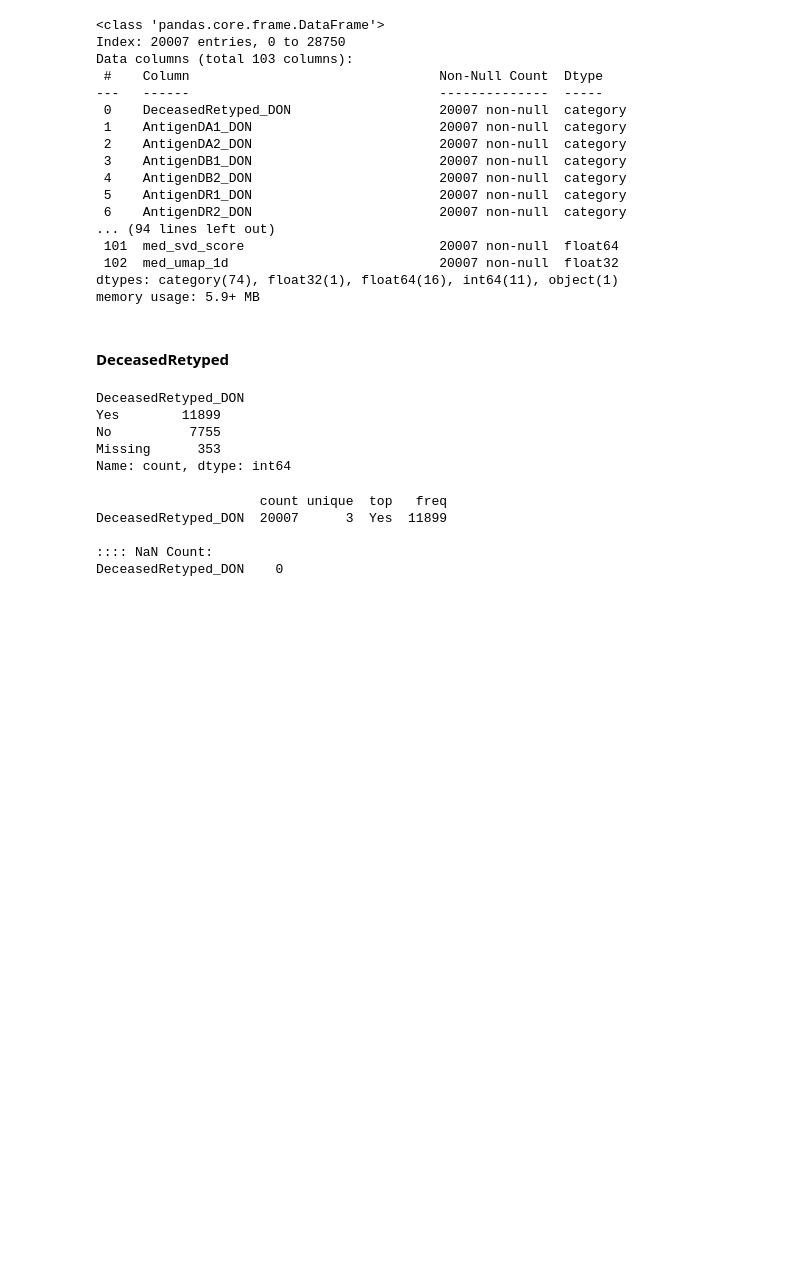
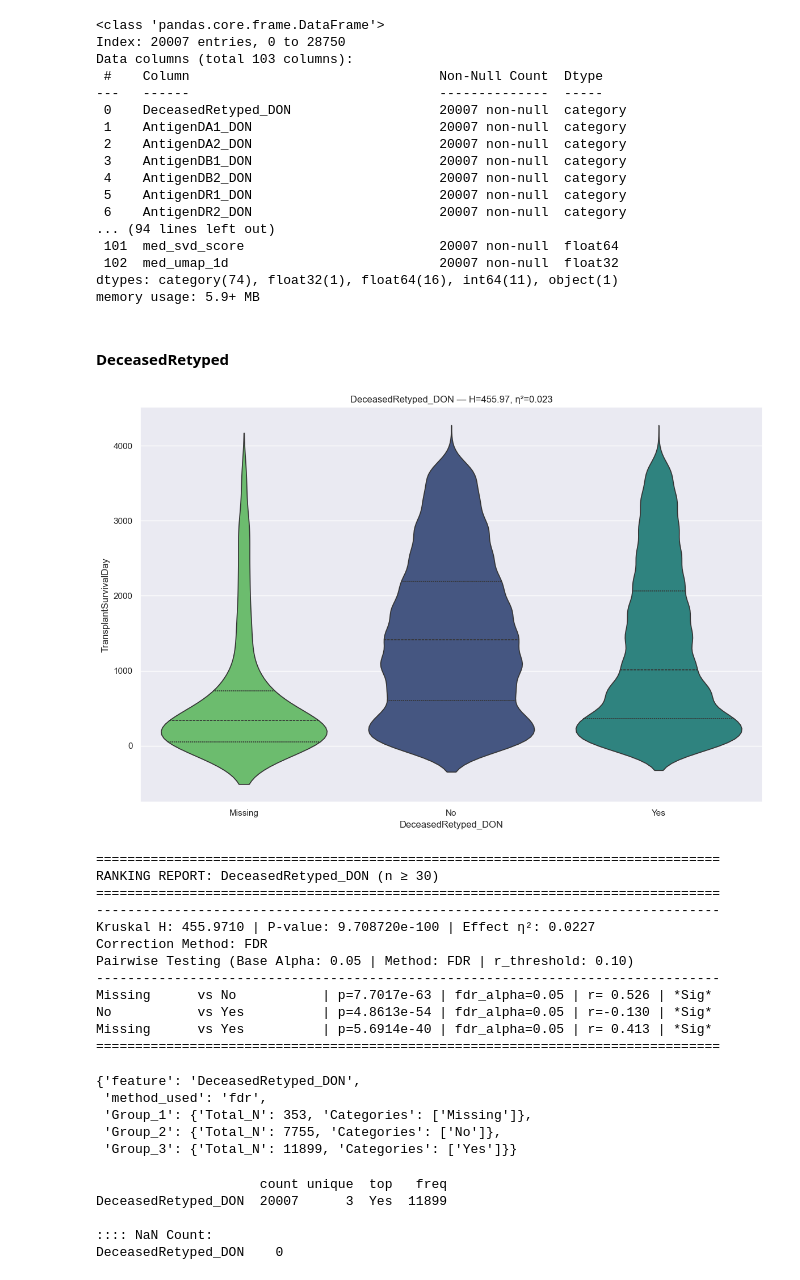
Before and after one commit to SirErikPak/UNOS, a Jupyter notebook: Notebook/WrangleDonor.ipynb, the cells around one changed output. Drawn from its saved outputs; the diff is of its cells as text; code cells hidden in the pictures; blank space fills up the shorter version.

```diff
--- a/Notebook/WrangleDonor.ipynb
+++ b/Notebook/WrangleDonor.ipynb
@@ -92,10 +118,2 @@ memory usage: 5.9+ MB
 # %% [markdown]
 #### DeceasedRetyped
-# %%
-df_m.DeceasedRetyped_DON.value_counts()
-# %% [output]
-DeceasedRetyped_DON
-Yes        11899
-No          7755
-Missing      353
-Name: count, dtype: int64
@@ -101,0 +199,34 @@ Name: count, dtype: int64
+# %%
+ranker = NominalSurvivalRanker.NominalSurvivalRanker(
+    duration_col="TransplantSurvivalDay",
+    # min_n=30,
+    # r_thresh=0.10,
+    method="fdr", # bonferroni, Holm-Bonferroni (holm) Benjamini–Hochberg (fdr)
+    # suppress_pairwise=None,
+    # plot=True,
+    # rotation=0
+)
+
+results = ranker.fit(df_m, "DeceasedRetyped_DON")
+# %% [output]
+[figure, added]
+================================================================================
+RANKING REPORT: DeceasedRetyped_DON (n ≥ 30)
+================================================================================
+--------------------------------------------------------------------------------
+Kruskal H: 455.9710 | P-value: 9.708720e-100 | Effect η²: 0.0227
+Correction Method: FDR
+Pairwise Testing (Base Alpha: 0.05 | Method: FDR | r_threshold: 0.10)
+--------------------------------------------------------------------------------
+Missing      vs No           | p=7.7017e-63 | fdr_alpha=0.05 | r= 0.526 | *Sig*
+No           vs Yes          | p=4.8613e-54 | fdr_alpha=0.05 | r=-0.130 | *Sig*
+Missing      vs Yes          | p=5.6914e-40 | fdr_alpha=0.05 | r= 0.413 | *Sig*
+================================================================================
+# %%
+build_feature_dict(results)
+# %% [output]
+{'feature': 'DeceasedRetyped_DON',
+ 'method_used': 'fdr',
+ 'Group_1': {'Total_N': 353, 'Categories': ['Missing']},
+ 'Group_2': {'Total_N': 7755, 'Categories': ['No']},
+ 'Group_3': {'Total_N': 11899, 'Categories': ['Yes']}}
```
Also changed, not shown: parts of 78 cells of this notebook, 3 other files.
